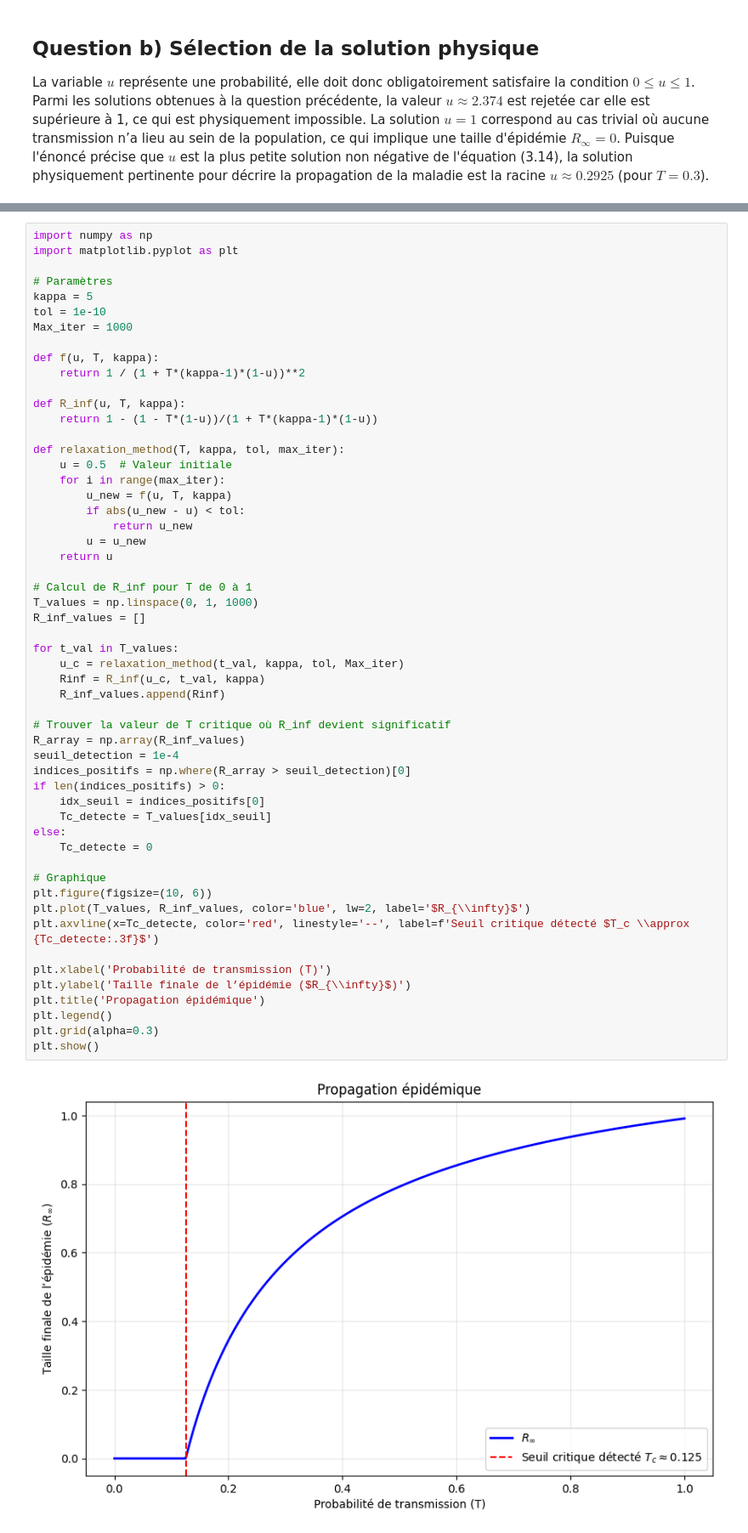
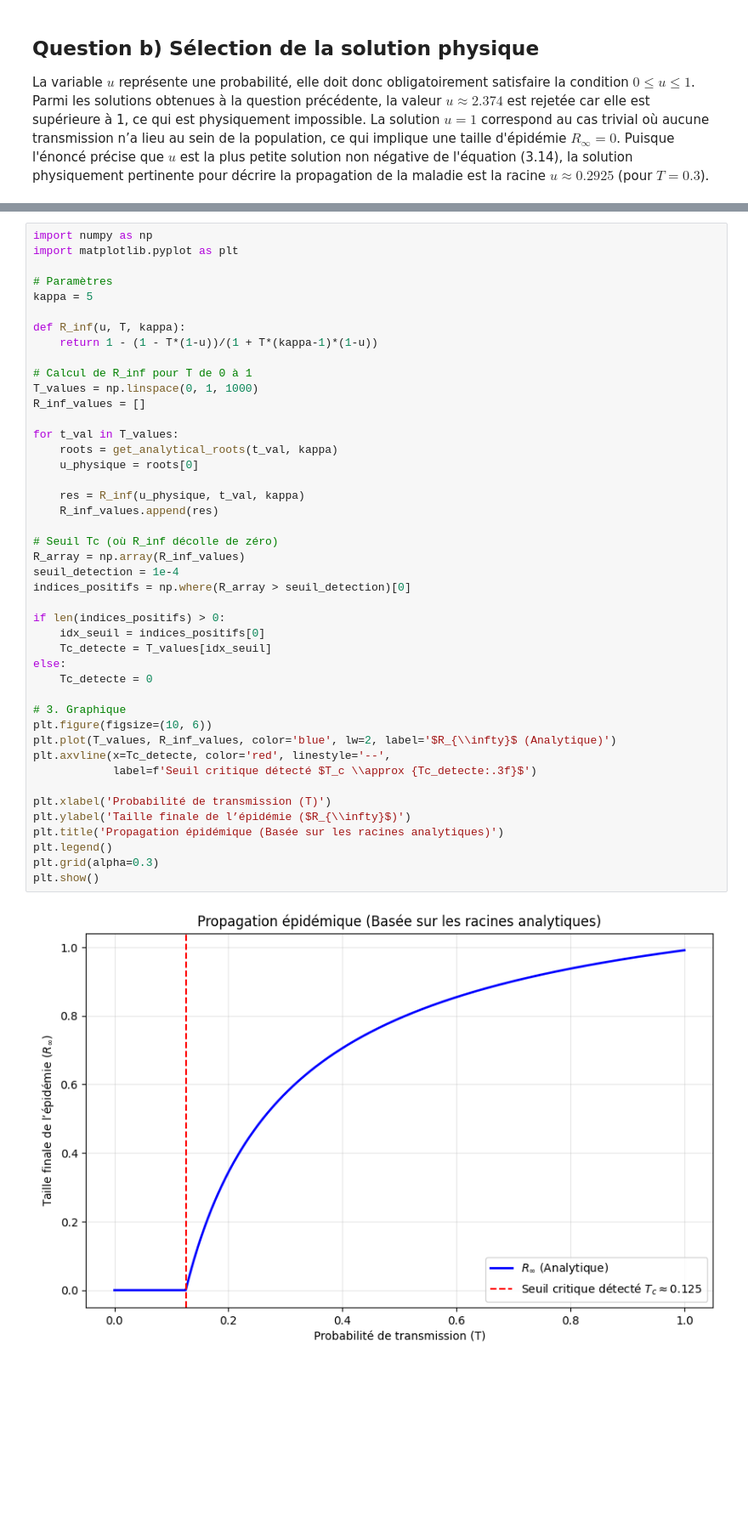
Before and after one commit to Jeremie-Beaupre/TP3_phyznum, a Jupyter notebook: main.ipynb, the cells around one changed output, grey strips where cells are left out. Shown at 85% size. Cells and saved outputs as stored; diff of their text form; blank space fills up the shorter version.

```diff
--- a/main.ipynb
+++ b/main.ipynb
@@ -69,54 +69,44 @@ import matplotlib.pyplot as plt
 
 # Paramètres
 kappa = 5
-tol = 1e-10
-Max_iter = 1000
-
-def f(u, T, kappa):
-    return 1 / (1 + T*(kappa-1)*(1-u))**2
 
 def R_inf(u, T, kappa):
     return 1 - (1 - T*(1-u))/(1 + T*(kappa-1)*(1-u))
-
-def relaxation_method(T, kappa, tol, max_iter):
-    u = 0.5  # Valeur initiale
-    for i in range(max_iter):
-        u_new = f(u, T, kappa)
-        if abs(u_new - u) < tol:
-            return u_new
-        u = u_new
-    return u
 
 # Calcul de R_inf pour T de 0 à 1
 T_values = np.linspace(0, 1, 1000)
 R_inf_values = []
 
 for t_val in T_values:
-    u_c = relaxation_method(t_val, kappa, tol, Max_iter)
-    Rinf = R_inf(u_c, t_val, kappa)
-    R_inf_values.append(Rinf)
+    roots = get_analytical_roots(t_val, kappa)
+    u_physique = roots[0]
 
-# Trouver la valeur de T critique où R_inf devient significatif
+    res = R_inf(u_physique, t_val, kappa)
+    R_inf_values.append(res)
+
+# Seuil Tc (où R_inf décolle de zéro)
 R_array = np.array(R_inf_values)
 seuil_detection = 1e-4
 indices_positifs = np.where(R_array > seuil_detection)[0]
+
 if len(indices_positifs) > 0:
     idx_seuil = indices_positifs[0]
     Tc_detecte = T_values[idx_seuil]
 else:
     Tc_detecte = 0
 
-# Graphique
+# 3. Graphique
 plt.figure(figsize=(10, 6))
-plt.plot(T_values, R_inf_values, color='blue', lw=2, label='$R_{\\infty}$')
-plt.axvline(x=Tc_detecte, color='red', linestyle='--', label=f'Seuil critique détecté $T_c \\approx {Tc_detecte:.3f}$')
+plt.plot(T_values, R_inf_values, color='blue', lw=2, label='$R_{\\infty}$ (Analytique)')
+plt.axvline(x=Tc_detecte, color='red', linestyle='--',
+            label=f'Seuil critique détecté $T_c \\approx {Tc_detecte:.3f}$')
 
 plt.xlabel('Probabilité de transmission (T)')
 plt.ylabel('Taille finale de l’épidémie ($R_{\\infty}$)')
-plt.title('Propagation épidémique')
+plt.title('Propagation épidémique (Basée sur les racines analytiques)')
 plt.legend()
 plt.grid(alpha=0.3)
 plt.show()
 # %% [output]
-[figure, old version]
+[figure, new version]
 # %% [markdown]
```
Also changed, not shown: parts of 8 cells of this notebook.
